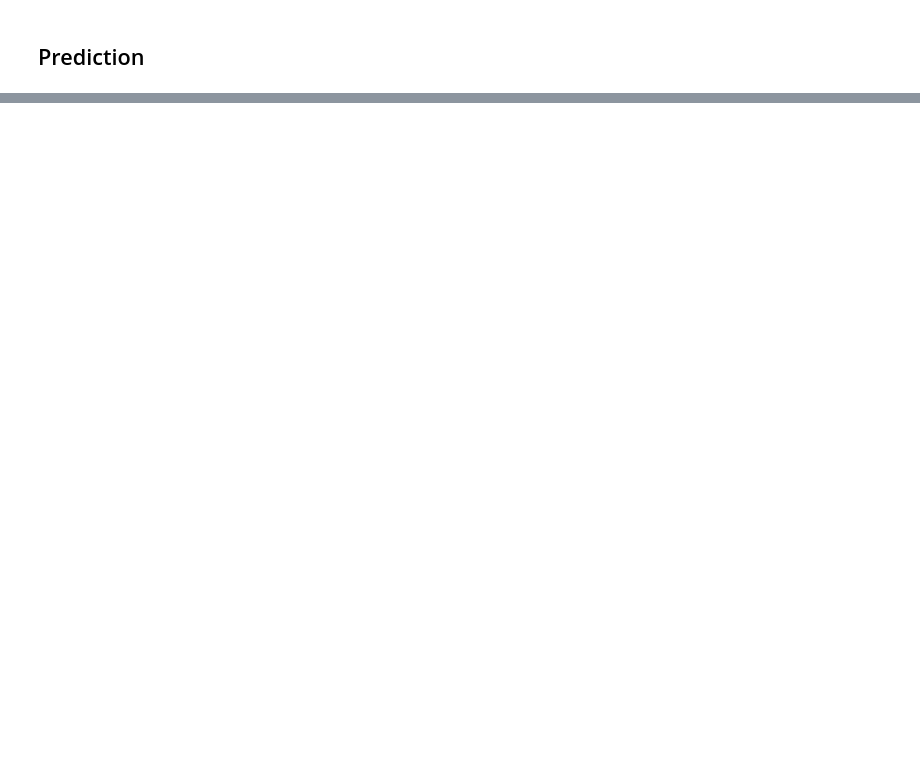
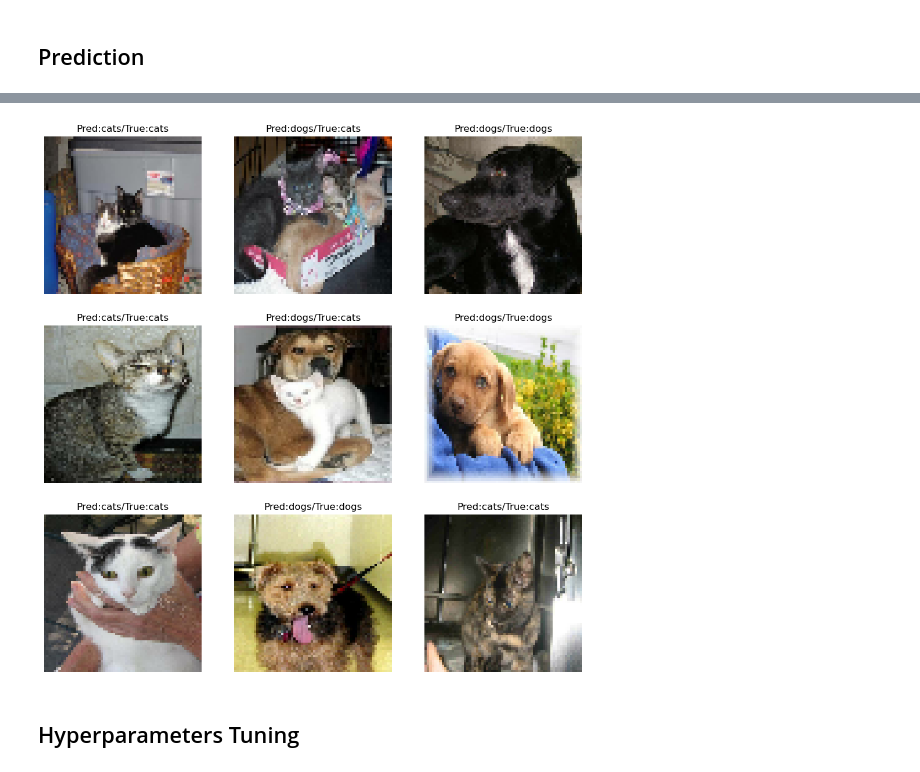
Before and after one commit to daluchkin/deep_learning_course, a Jupyter notebook: 02_Convolutional_Neural_Networks_CNNs/CNN.ipynb, the cells around one changed output, grey strips where cells are left out. Saved outputs shown, nothing was run; the diff lists cells and outputs as text; code cells hidden in the pictures; blank space fills up the shorter version.

```diff
--- a/02_Convolutional_Neural_Networks_CNNs/CNN.ipynb
+++ b/02_Convolutional_Neural_Networks_CNNs/CNN.ipynb
@@ -623,0 +207,22 @@ Prediction: dog
+# %%
+from tensorflow.keras.preprocessing import image
+
+plt.figure(figsize=(12, 12))
+
+for images, labels in train_dataset.take(1):
+    for i in range(9):
+        plt.subplot(3, 3, i + 1)
+        plt.imshow(images[i].numpy().astype("uint8"))
+
+        # prepocess photo
+        img_x = tf.expand_dims(images[i], axis=0)  # Добавляем batch dimension
+
+        # predict
+        result = cnn.predict(img_x, verbose=False)
+        prediction = class_names[0 if result[0][0] < 0.5 else 1]
+
+        plt.title(f"Pred:{prediction}/True:{class_names[labels[i]]}")
+        plt.axis("off")
+
+plt.show()
+# %% [output]
@@ -623,0 +230,3 @@ Prediction: dog
+[figure, added]
+# %% [markdown]
+## Hyperparameters Tuning
```
Also changed, not shown: parts of 61 cells of this notebook, 6 other files.
